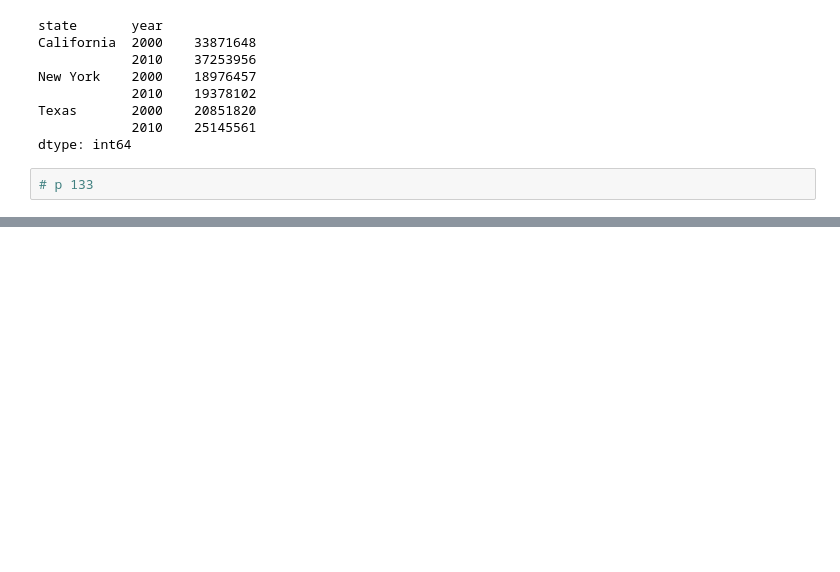
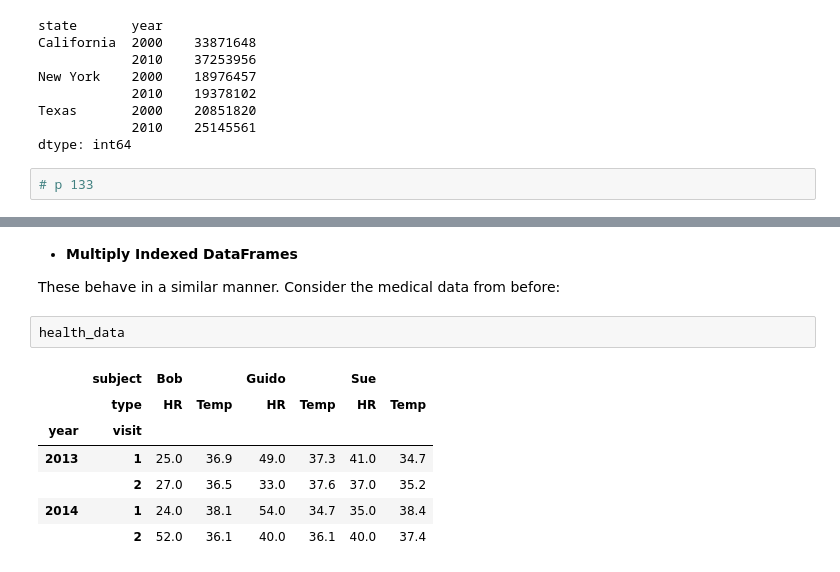
Before and after one commit to mjkeene/ML, a Jupyter notebook: python_data_science_handbook/3_data_manipulation_with_pandas.ipynb, the cells around one changed output, grey strips where cells are left out. Drawn from its saved outputs; the diff is of its cells as text; blank space fills up the shorter version.

```diff
--- a/python_data_science_handbook/3_data_manipulation_with_pandas.ipynb
+++ b/python_data_science_handbook/3_data_manipulation_with_pandas.ipynb
@@ -1400,0 +1506,14 @@ dtype: int64
+# %% [markdown]
+* <b>Multiply Indexed DataFrames</b>
+
+These behave in a similar manner. Consider the medical data from before:
+# %%
+health_data
+# %% [output]
+|  | subject | Bob |  | Guido |  | Sue |  |
+|  | type | HR | Temp | HR | Temp | HR | Temp |
+| year | visit |  |  |  |  |  |  |
+| 2013 | 1 | 25.0 | 36.9 | 49.0 | 37.3 | 41.0 | 34.7 |
+|  | 2 | 27.0 | 36.5 | 33.0 | 37.6 | 37.0 | 35.2 |
+| 2014 | 1 | 24.0 | 38.1 | 54.0 | 34.7 | 35.0 | 38.4 |
+|  | 2 | 52.0 | 36.1 | 40.0 | 36.1 | 40.0 | 37.4 |
```
Also changed, not shown: parts of 88 cells of this notebook.
